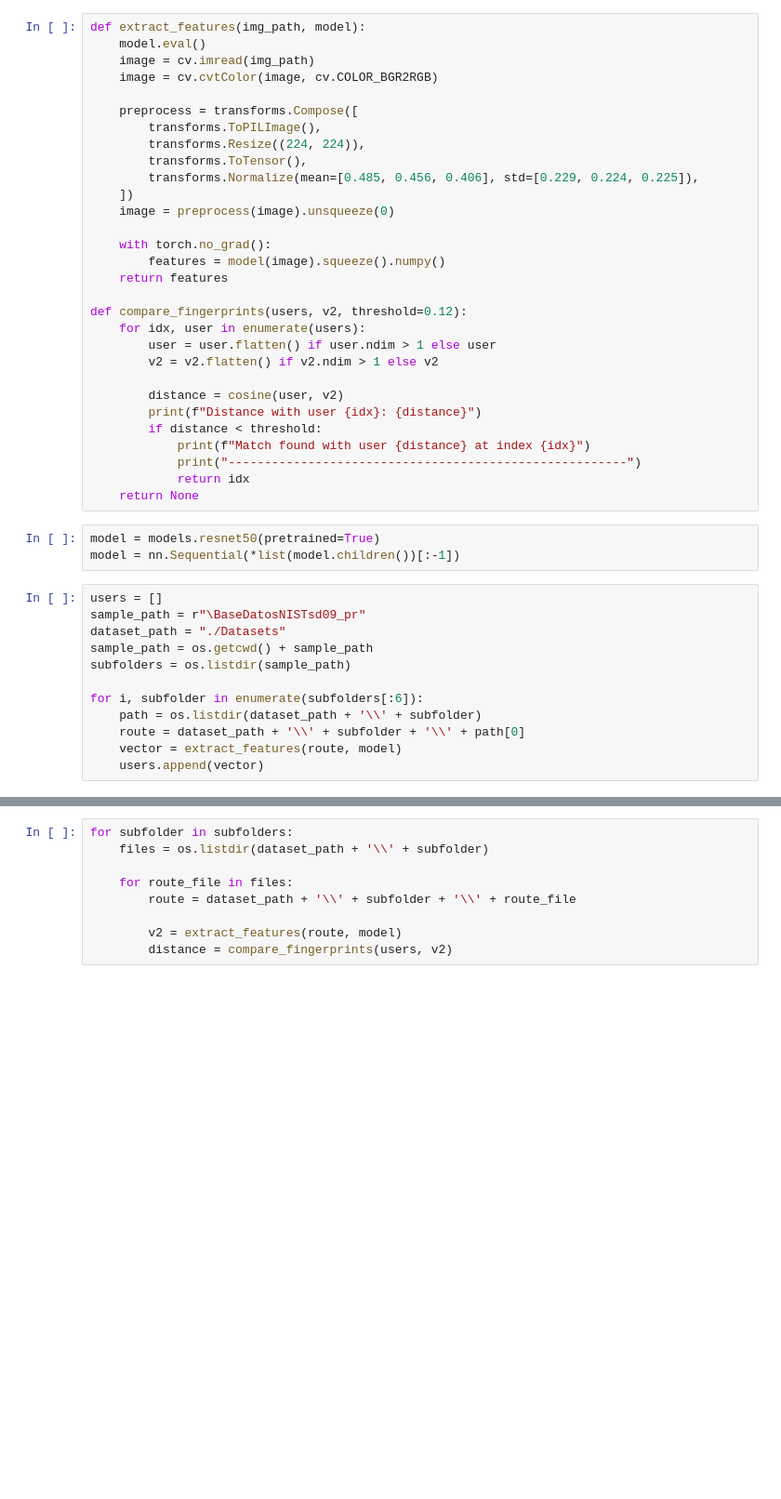
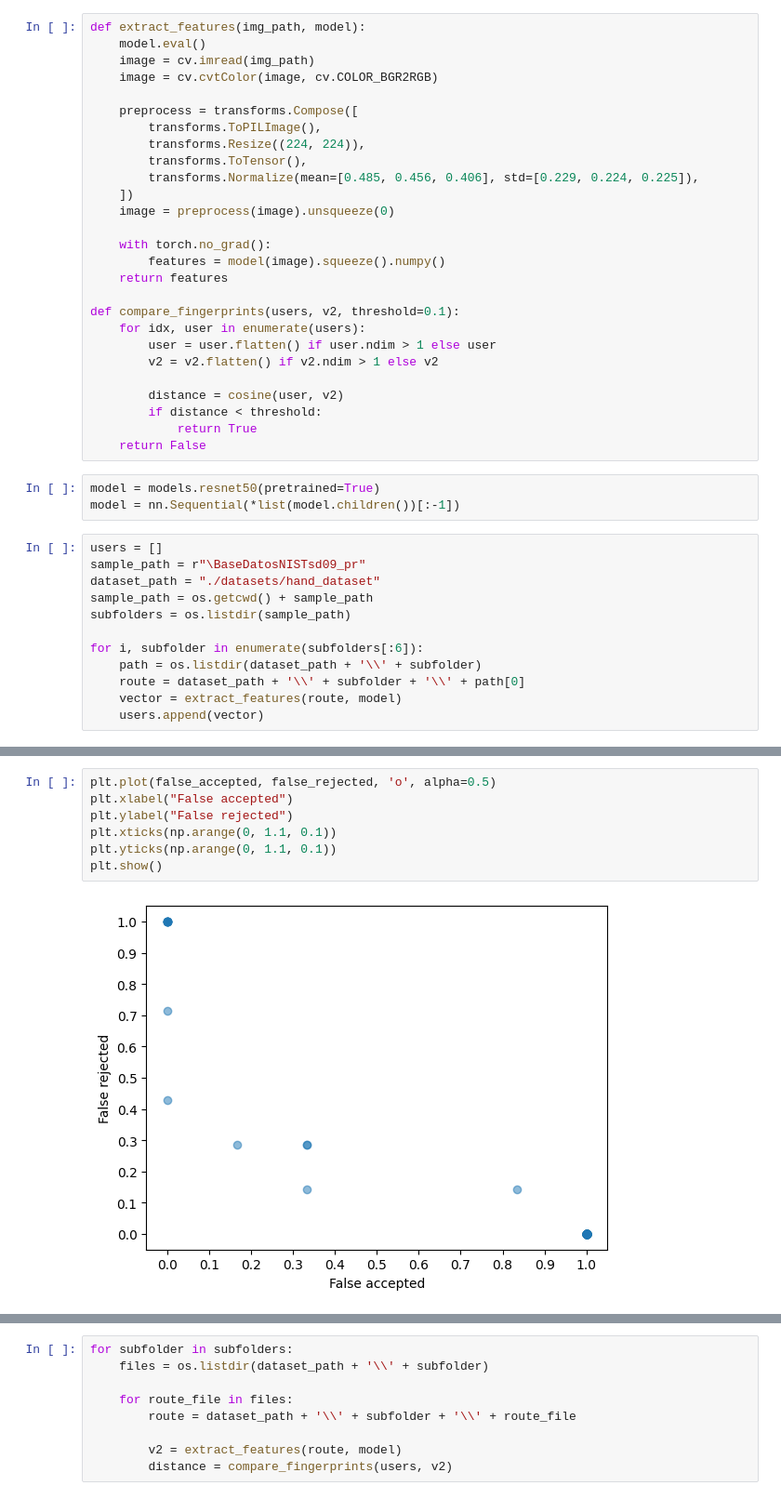
Before and after one commit to MediaMind-ULPGC/P06, a Jupyter notebook: Lee_base_datos.ipynb, the cells around one changed output, grey strips where cells are left out. Shown at 93% size. Saved outputs shown, nothing was run; the diff lists cells and outputs as text; blank space fills up the shorter version.

```diff
--- a/Lee_base_datos.ipynb
+++ b/Lee_base_datos.ipynb
@@ -179,25 +209,22 @@ def extract_features(img_path, model):
         features = model(image).squeeze().numpy()
     return features
 
-def compare_fingerprints(users, v2, threshold=0.12):
+def compare_fingerprints(users, v2, threshold=0.1):
     for idx, user in enumerate(users):
         user = user.flatten() if user.ndim > 1 else user
         v2 = v2.flatten() if v2.ndim > 1 else v2
 
         distance = cosine(user, v2)
-        print(f"Distance with user {idx}: {distance}")
         if distance < threshold:
-            print(f"Match found with user {distance} at index {idx}")
-            print("-------------------------------------------------------")
-            return idx
-    return None
+            return True
+    return False
 # %%
 model = models.resnet50(pretrained=True)
 model = nn.Sequential(*list(model.children())[:-1])
 # %%
 users = []
 sample_path = r"\BaseDatosNISTsd09_pr"
-dataset_path = "./Datasets"
+dataset_path = "./datasets/hand_dataset"
 sample_path = os.getcwd() + sample_path
 subfolders = os.listdir(sample_path)
 
@@ -249,0 +285,9 @@ Accuracy: 65.00% (13/20)
+# %%
+plt.plot(false_accepted, false_rejected, 'o', alpha=0.5)
+plt.xlabel("False accepted")
+plt.ylabel("False rejected")
+plt.xticks(np.arange(0, 1.1, 0.1))
+plt.yticks(np.arange(0, 1.1, 0.1))
+plt.show()
+# %% [output]
+[figure, added]
```
Also changed, not shown: parts of 11 cells of this notebook, 17 other files.
